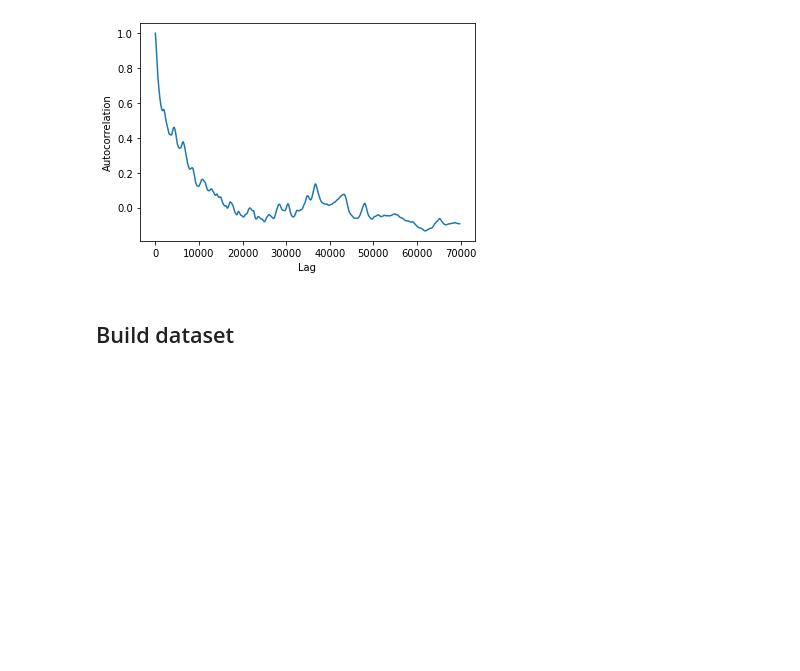
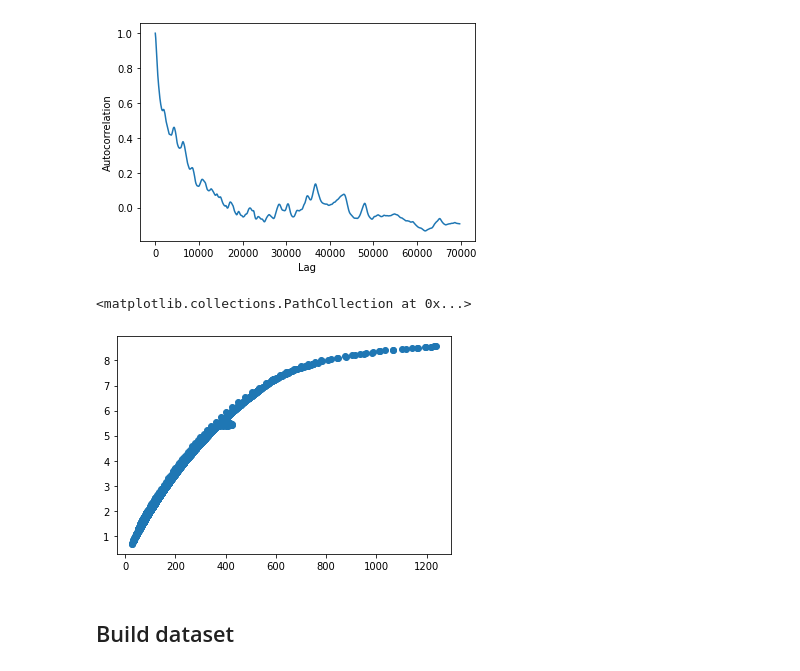
Before and after one commit to SjoerdGn/str-flow-pred-and-control, a Jupyter notebook: data_exploration/exporations_Murray_bb.ipynb, the cells around one changed output. Cells and saved outputs as stored; diff of their text form; code cells hidden in the pictures; blank space fills up the shorter version.

```diff
--- a/data_exploration/exporations_Murray_bb.ipynb
+++ b/data_exploration/exporations_Murray_bb.ipynb
@@ -115,5 +115,10 @@ Text(0, 0.5, 'Autocorrelation')
 import lightgbm as lgb
 # %%
 rainfall = edward_rainfall.shift(-1)
+# %%
+plt.scatter(data['discharge'], data['level'])
+# %% [output]
+<matplotlib.collections.PathCollection at 0x...>
+[figure, added]
 # %%
 level = load_data_bom_aus(data_folder / 'bb_level.csv')
```
Also changed, not shown: parts of 9 cells of this notebook.
